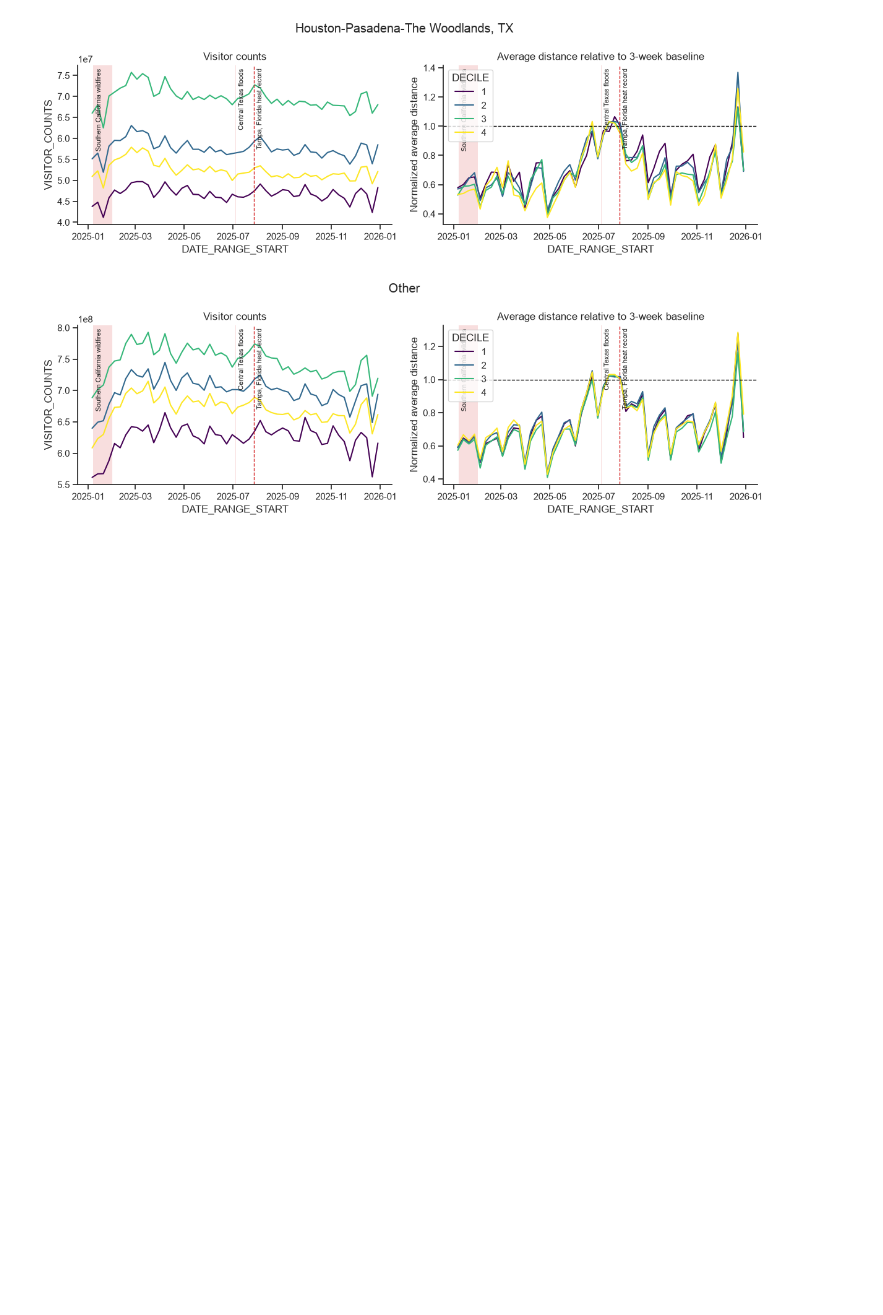
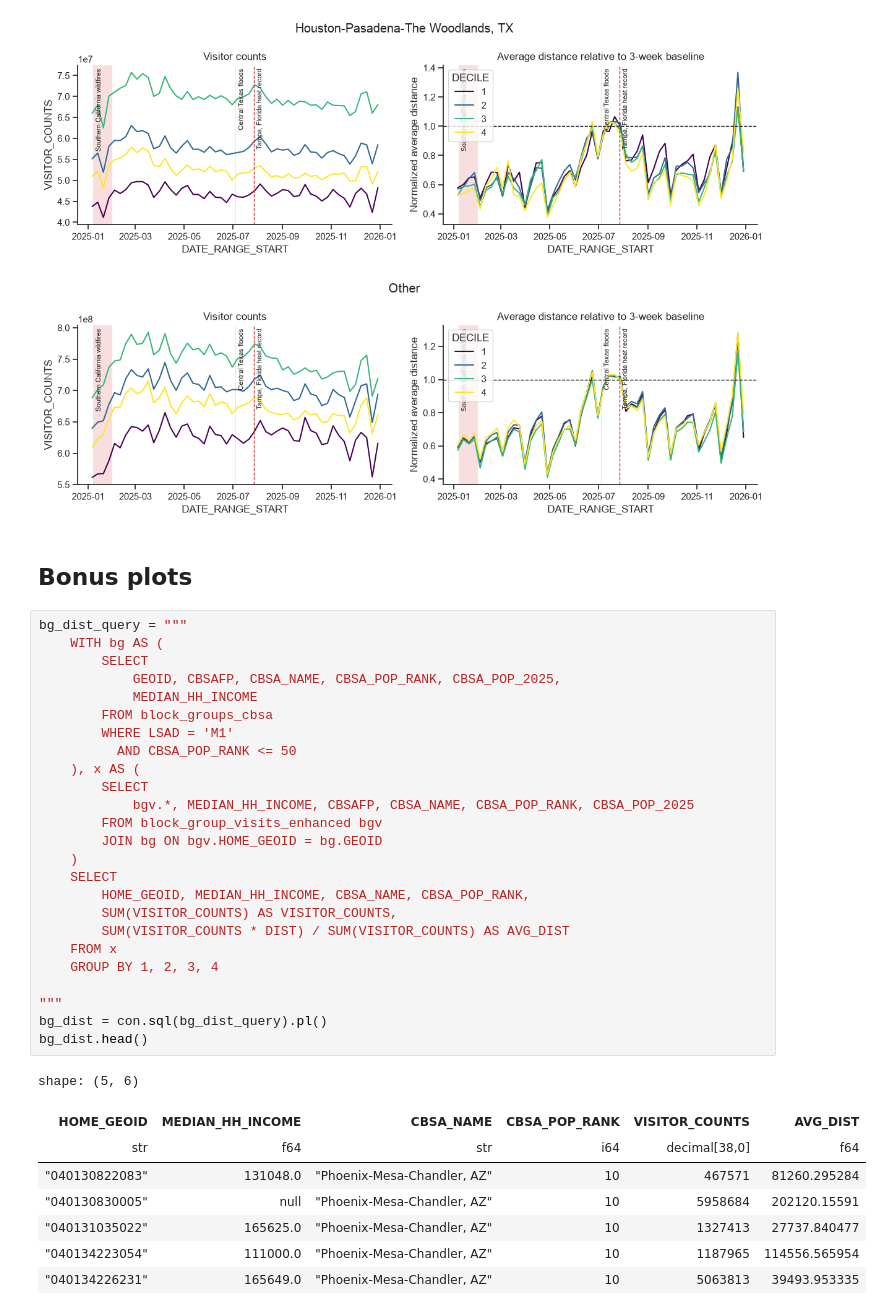
Before and after one commit to marcus-friis/weekly-patterns-plus-exploration, a Jupyter notebook: notebooks/demo.ipynb, the cells around one changed output. Cells and saved outputs as stored; diff of their text form; blank space fills up the shorter version.

```diff
--- a/notebooks/demo.ipynb
+++ b/notebooks/demo.ipynb
@@ -303,3 +303,39 @@ plt.show()
 [figure]
 [figure]
 [figure]
+# %% [markdown]
+## Bonus plots
+# %%
+bg_dist_query = """
+    WITH bg AS (
+        SELECT
+            GEOID, CBSAFP, CBSA_NAME, CBSA_POP_RANK, CBSA_POP_2025,
+            MEDIAN_HH_INCOME
+        FROM block_groups_cbsa
+        WHERE LSAD = 'M1'
+          AND CBSA_POP_RANK <= 50
+    ), x AS (
+        SELECT
+            bgv.*, MEDIAN_HH_INCOME, CBSAFP, CBSA_NAME, CBSA_POP_RANK, CBSA_POP_2025
+        FROM block_group_visits_enhanced bgv
+        JOIN bg ON bgv.HOME_GEOID = bg.GEOID
+    )
+    SELECT
+        HOME_GEOID, MEDIAN_HH_INCOME, CBSA_NAME, CBSA_POP_RANK,
+        SUM(VISITOR_COUNTS) AS VISITOR_COUNTS,
+        SUM(VISITOR_COUNTS * DIST) / SUM(VISITOR_COUNTS) AS AVG_DIST
+    FROM x
+    GROUP BY 1, 2, 3, 4
+
+"""
+bg_dist = con.sql(bg_dist_query).pl()
+bg_dist.head()
+# %% [output]
+shape: (5, 6)
+| HOME_GEOID | MEDIAN_HH_INCOME | CBSA_NAME | CBSA_POP_RANK | VISITOR_COUNTS | AVG_DIST |
+| str | f64 | str | i64 | decimal[38,0] | f64 |
+| "040130822083" | 131048.0 | "Phoenix-Mesa-Chandler, AZ" | 10 | 467571 | 81260.295284 |
+| "040130830005" | null | "Phoenix-Mesa-Chandler, AZ" | 10 | 5958684 | 202120.15591 |
+| "040131035022" | 165625.0 | "Phoenix-Mesa-Chandler, AZ" | 10 | 1327413 | 27737.840477 |
+| "040134223054" | 111000.0 | "Phoenix-Mesa-Chandler, AZ" | 10 | 1187965 | 114556.565954 |
+| "040134226231" | 165649.0 | "Phoenix-Mesa-Chandler, AZ" | 10 | 5063813 | 39493.953335 |
```
Also changed, not shown: parts of 4 cells of this notebook, 2 other files.
